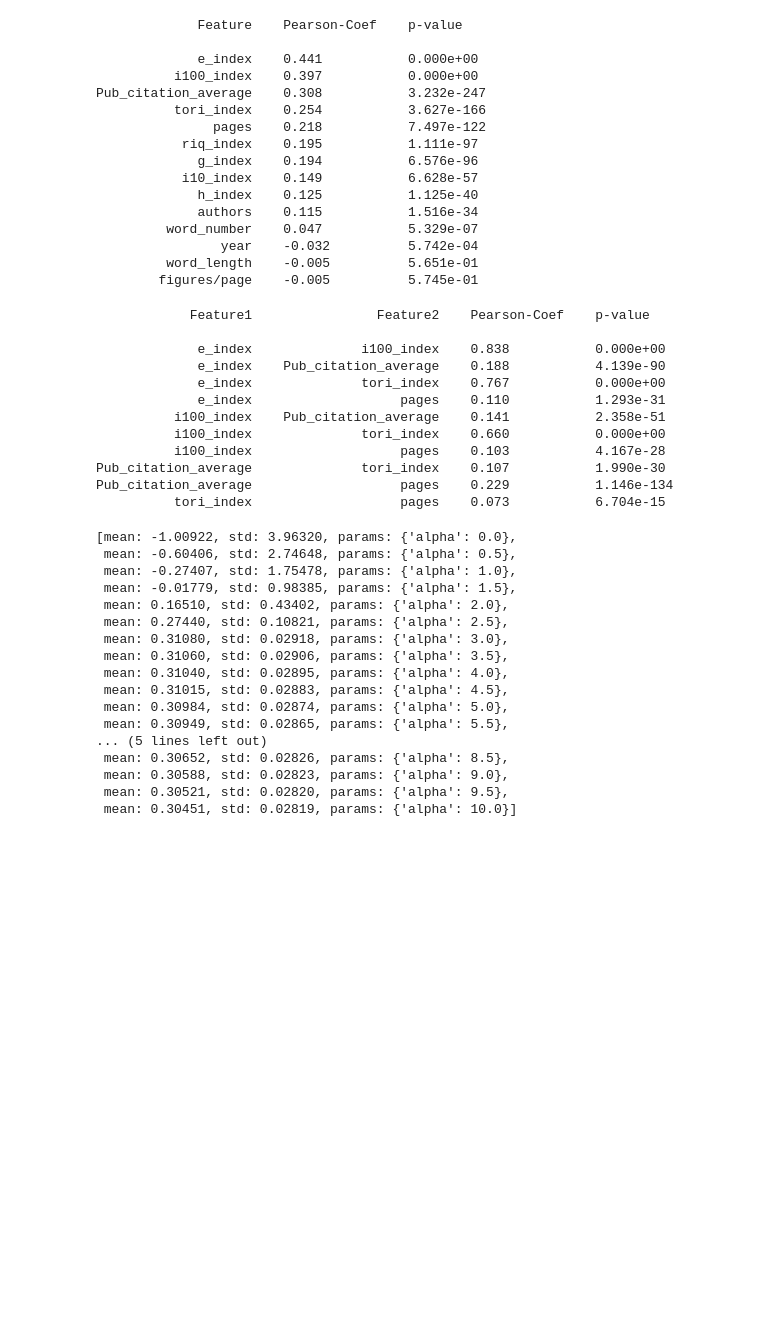
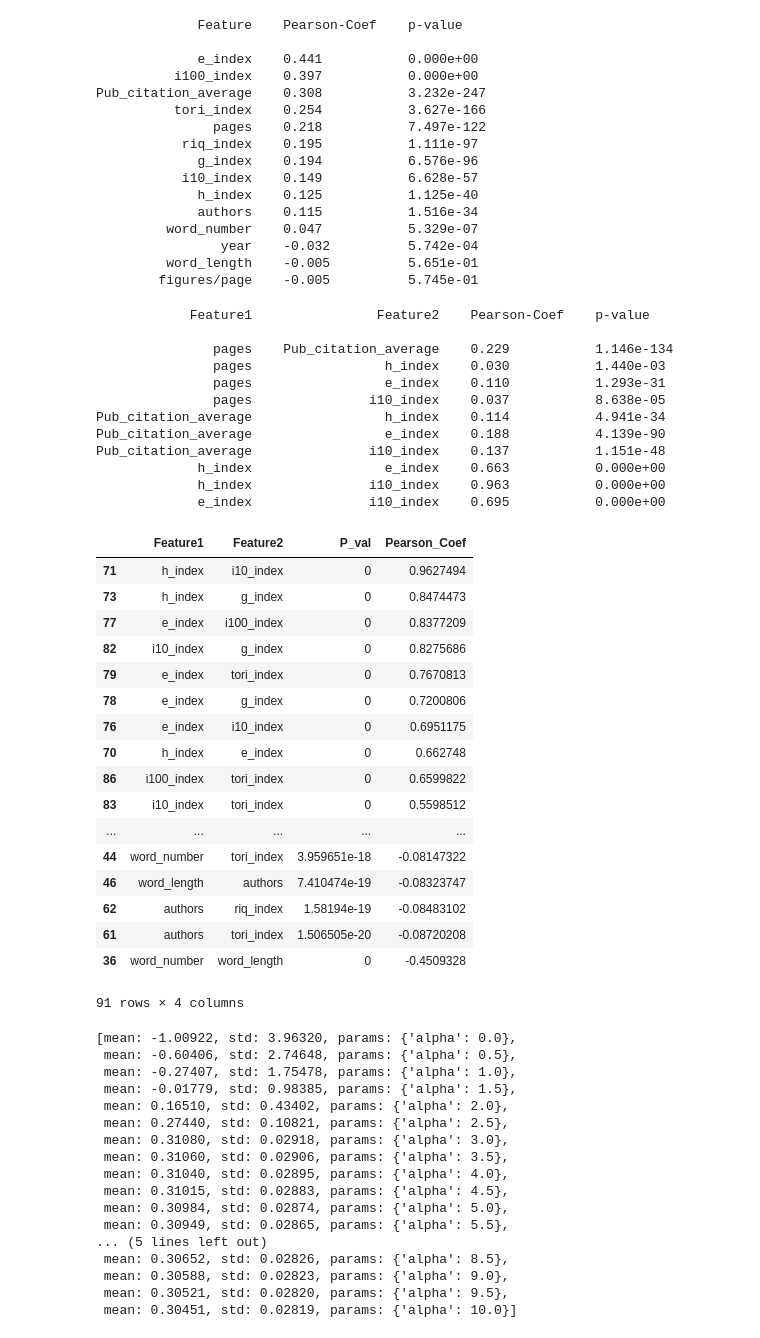
Before and after one commit to ahuja0007/team_citation, a Jupyter notebook: Georges_book.ipynb, the cells around one changed output. Saved outputs shown, nothing was run; the diff lists cells and outputs as text; code cells hidden in the pictures; blank space fills up the shorter version.

Commit message:
more correlation coefs

```diff
--- a/Georges_book.ipynb
+++ b/Georges_book.ipynb
@@ -227,22 +227,58 @@ Pub_citation_average    0.308           3.232e-247
 import itertools
 print '%20s\t%20s\t%5s\t%5s' % ('Feature1','Feature2','Pearson-Coef','p-value')
 print
-for pair in list(itertools.combinations(pearson_coefs[argsort(abs(pearson_coefs[:,1]))][::-1][:5][:,0],2)):
+pearson_df = pd.DataFrame({'Feature1':[],'Feature2':[],'Pearson_Ceof':[],'P_val':[]})
+#for pair in list(itertools.combinations(pearson_coefs[argsort(abs(pearson_coefs[:,1]))][::-1][:5][:,0],2)):
+for i,pair in enumerate(list(itertools.combinations([0,6,7,8,9],2))):
     p = pearson = pearsonr(x[:,int(pair[0])],x[:,int(pair[1])])
+    pearson_df.loc[i] = (features_description[int(pair[0])],features_description[int(pair[1])],p[0],p[1])
     print '%20s\t%20s\t%.3f\t\t%.3e' % (features_description[int(pair[0])],features_description[int(pair[1])],p[0],p[1])
 # %% [output]
             Feature1                Feature2    Pearson-Coef    p-value
 
-             e_index              i100_index    0.838           0.000e+00
-             e_index    Pub_citation_average    0.188           4.139e-90
-             e_index              tori_index    0.767           0.000e+00
-             e_index                   pages    0.110           1.293e-31
-          i100_index    Pub_citation_average    0.141           2.358e-51
-          i100_index              tori_index    0.660           0.000e+00
-          i100_index                   pages    0.103           4.167e-28
-Pub_citation_average              tori_index    0.107           1.990e-30
-Pub_citation_average                   pages    0.229           1.146e-134
-          tori_index                   pages    0.073           6.704e-15
+               pages    Pub_citation_average    0.229           1.146e-134
+               pages                 h_index    0.030           1.440e-03
+               pages                 e_index    0.110           1.293e-31
+               pages               i10_index    0.037           8.638e-05
+Pub_citation_average                 h_index    0.114           4.941e-34
+Pub_citation_average                 e_index    0.188           4.139e-90
+Pub_citation_average               i10_index    0.137           1.151e-48
+             h_index                 e_index    0.663           0.000e+00
+             h_index               i10_index    0.963           0.000e+00
+             e_index               i10_index    0.695           0.000e+00
+# %%
+import itertools
+pearson_df = pd.DataFrame({'Feature1':[],'Feature2':[],'Pearson_Coef':[],'P_val':[]})
+#for pair in list(itertools.combinations(pearson_coefs[argsort(abs(pearson_coefs[:,1]))][::-1][:5][:,0],2)):
+for i,pair in enumerate(list(itertools.combinations(range(14),2))):
+    p = pearson = pearsonr(x[:,int(pair[0])],x[:,int(pair[1])])
+    pearson_df.loc[i] = ['','',0,0]
+    pearson_df.loc[i]['Feature1'] = features_description[int(pair[0])]
+    pearson_df.loc[i]['Feature2'] = features_description[int(pair[1])]
+    pearson_df.loc[i]['Pearson_Coef'] = p[0]
+    pearson_df.loc[i]['P_val'] = p[1]
+    #print '%20s\t%20s\t%.3f\t\t%.3e' % (features_description[int(pair[0])],features_description[int(pair[1])],p[0],p[1])
+# %%
+pearson_df.sort(columns=['Pearson_Coef'],ascending=False)
+# %% [output]
+|  | Feature1 | Feature2 | P_val | Pearson_Coef |
+| 71 | h_index | i10_index | 0 | 0.9627494 |
+| 73 | h_index | g_index | 0 | 0.8474473 |
+| 77 | e_index | i100_index | 0 | 0.8377209 |
+| 82 | i10_index | g_index | 0 | 0.8275686 |
+| 79 | e_index | tori_index | 0 | 0.7670813 |
+| 78 | e_index | g_index | 0 | 0.7200806 |
+| 76 | e_index | i10_index | 0 | 0.6951175 |
+| 70 | h_index | e_index | 0 | 0.662748 |
+| 86 | i100_index | tori_index | 0 | 0.6599822 |
+| 83 | i10_index | tori_index | 0 | 0.5598512 |
+| ... | ... | ... | ... | ... |
+| 44 | word_number | tori_index | 3.959651e-18 | -0.08147322 |
+| 46 | word_length | authors | 7.410474e-19 | -0.08323747 |
+| 62 | authors | riq_index | 1.58194e-19 | -0.08483102 |
+| 61 | authors | tori_index | 1.506505e-20 | -0.08720208 |
+| 36 | word_number | word_length | 0 | -0.4509328 |
+91 rows × 4 columns
 # %%
 X_train, X_test, y_train, y_test = cross_validation.train_test_split(\
     x,y, test_size=0.25, random_state=1)
```
